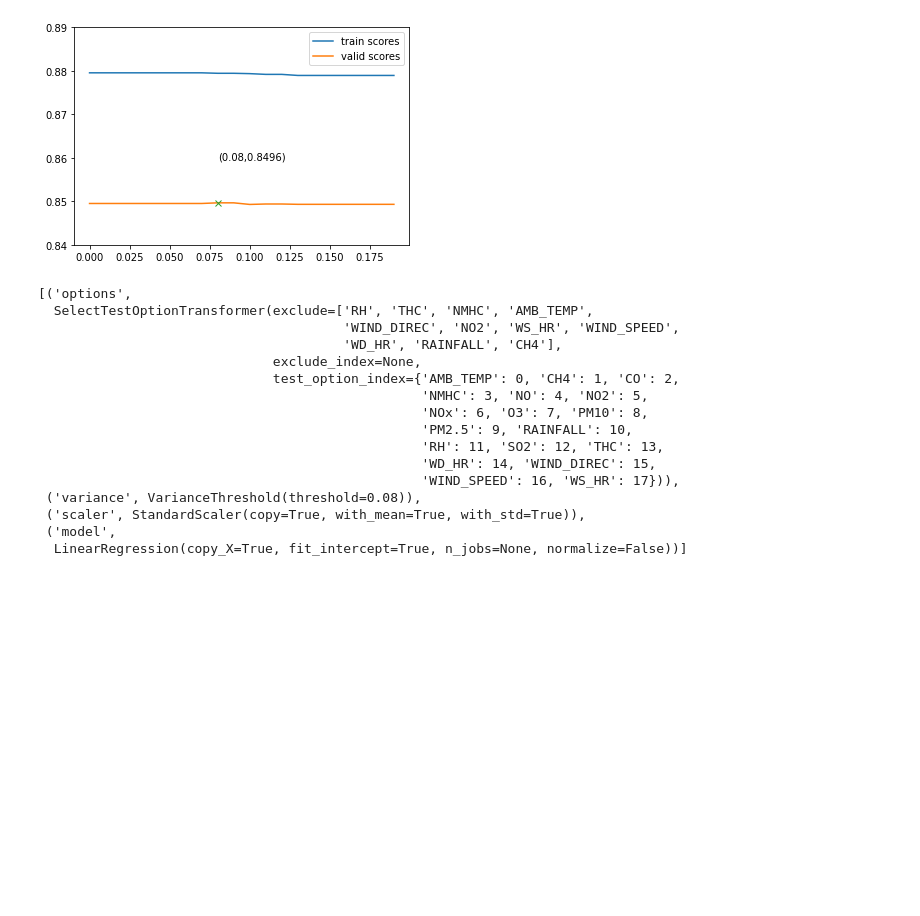
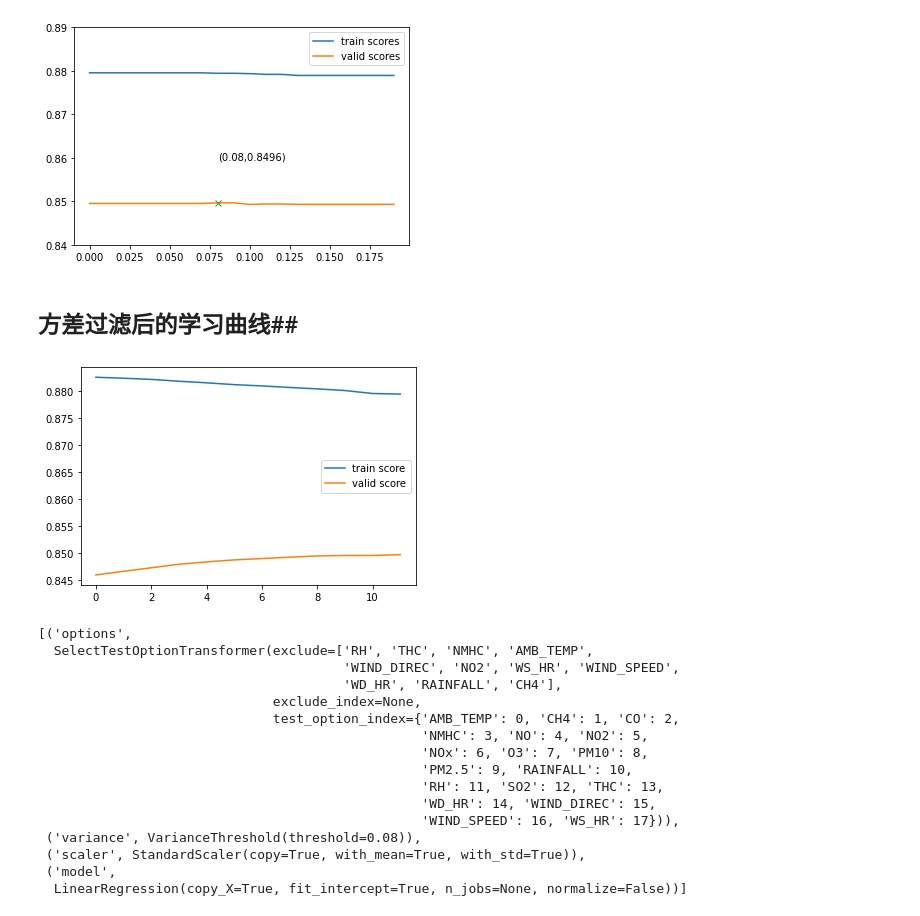
Before and after one commit to FreemanHu/ml2020_lhy, a Jupyter notebook: hw1/hw1_pm25_prediction_v4_linear.ipynb, the cells around one changed output. Drawn from its saved outputs; the diff is of its cells as text; code cells hidden in the pictures; blank space fills up the shorter version.

```diff
--- a/hw1/hw1_pm25_prediction_v4_linear.ipynb
+++ b/hw1/hw1_pm25_prediction_v4_linear.ipynb
@@ -147,9 +149,12 @@ best_score
 # %%
-x = len(exclude_params)
-plt.plot(range(x),train_best_scores,label='train score')
-plt.plot(range(x),valid_best_scores,label='valid score')
-plt.legend()
-plt.show()
+def plot_best_scores():
+    x = len(train_best_scores)
+    plt.plot(range(x),train_best_scores,label='train score')
+    plt.plot(range(x),valid_best_scores,label='valid score')
+    plt.legend()
+    plt.show()
+
+plot_best_scores()
 # %% [output]
 [figure]
 # %% [markdown]
@@ -230,6 +235,19 @@ history = search_utils.search('variance__threshold',treshold_range,ylim=(.84,.89
 [Parallel(n_jobs=4)]: Using backend LokyBackend with 4 concurrent workers.
 [Parallel(n_jobs=4)]: Done 100 out of 100 | elapsed:    6.6s finished
 [figure]
+# %% [markdown]
+## 方差过滤后的学习曲线##
+# %%
+valid_scores = history[3].mean(axis=1)
+valid_max = valid_scores.max()
+valid_argmax = valid_scores.argmax()
+train_max = history[2][valid_argmax].mean()
+if len(valid_best_scores)==11:
+    valid_best_scores.append(valid_max)
+    train_best_scores.append(train_max)
+plot_best_scores()
+# %% [output]
+[figure, added]
 # %%
 pipeline.steps[1][1].threshold = 0.08
 pipeline.steps
```
Also changed, not shown: parts of 1 cell of this notebook.
